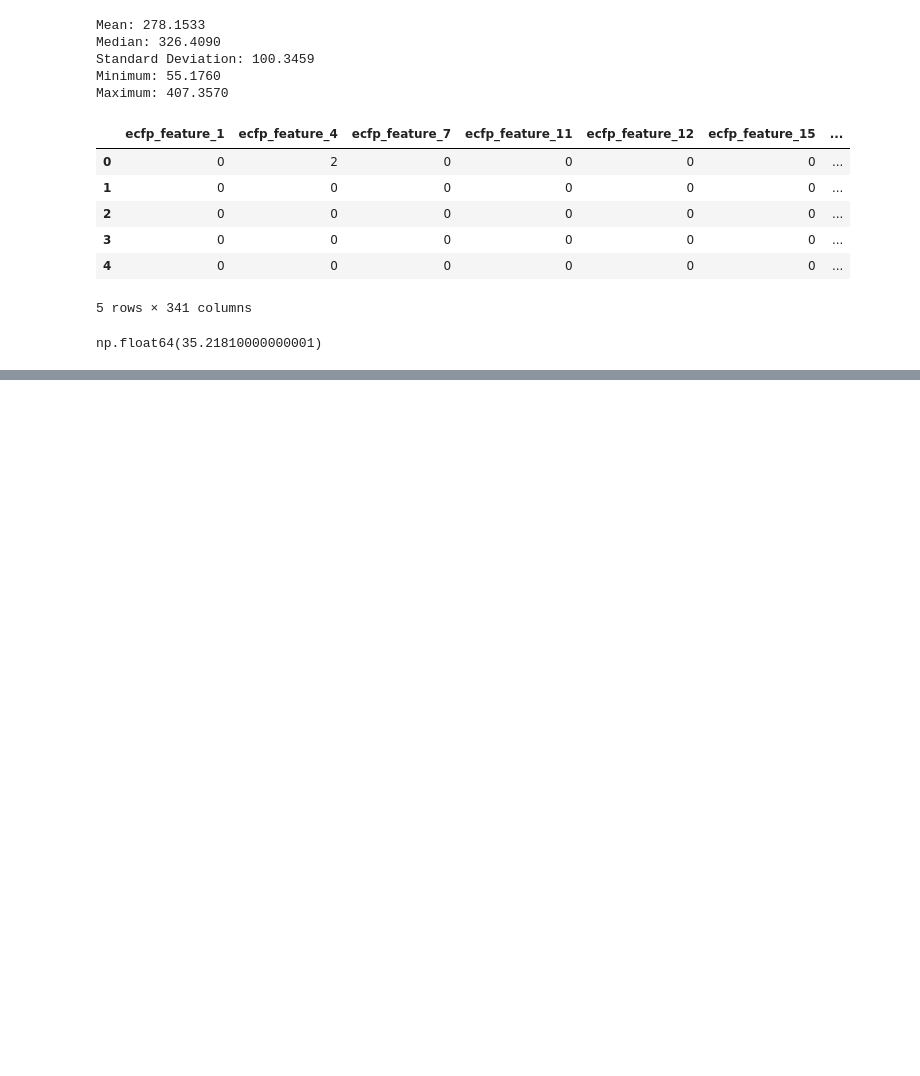
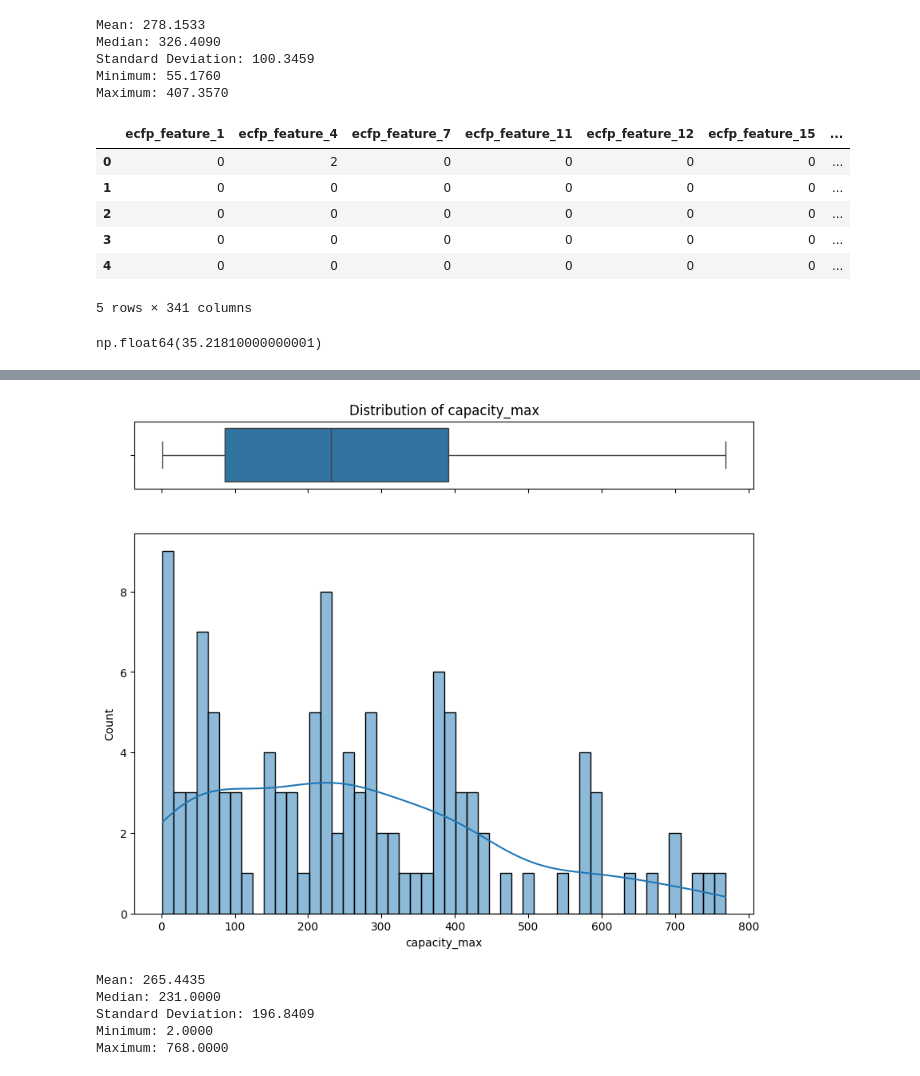
Before and after one commit to JNeubau/XAI-ChemBenchmark, a Jupyter notebook: notebooks/datasets_preprocessing.ipynb, the cells around one changed output, grey strips where cells are left out. Cells and saved outputs as stored; diff of their text form; code cells hidden in the pictures; blank space fills up the shorter version.

```diff
--- a/notebooks/datasets_preprocessing.ipynb
+++ b/notebooks/datasets_preprocessing.ipynb
@@ -565,0 +614,10 @@ df_redox_ecfp.to_csv('../data/redox_data/redox_ecfp.csv', index=False)
+# %%
+visualize_target(df_cof, 'capacity_max')
+print_stats(df_cof, 'capacity_max')
+# %% [output]
+[figure, added]
+Mean: 265.4435
+Median: 231.0000
+Standard Deviation: 196.8409
+Minimum: 2.0000
+Maximum: 768.0000
```
Also changed, not shown: parts of 10 cells of this notebook, 15 other files.
